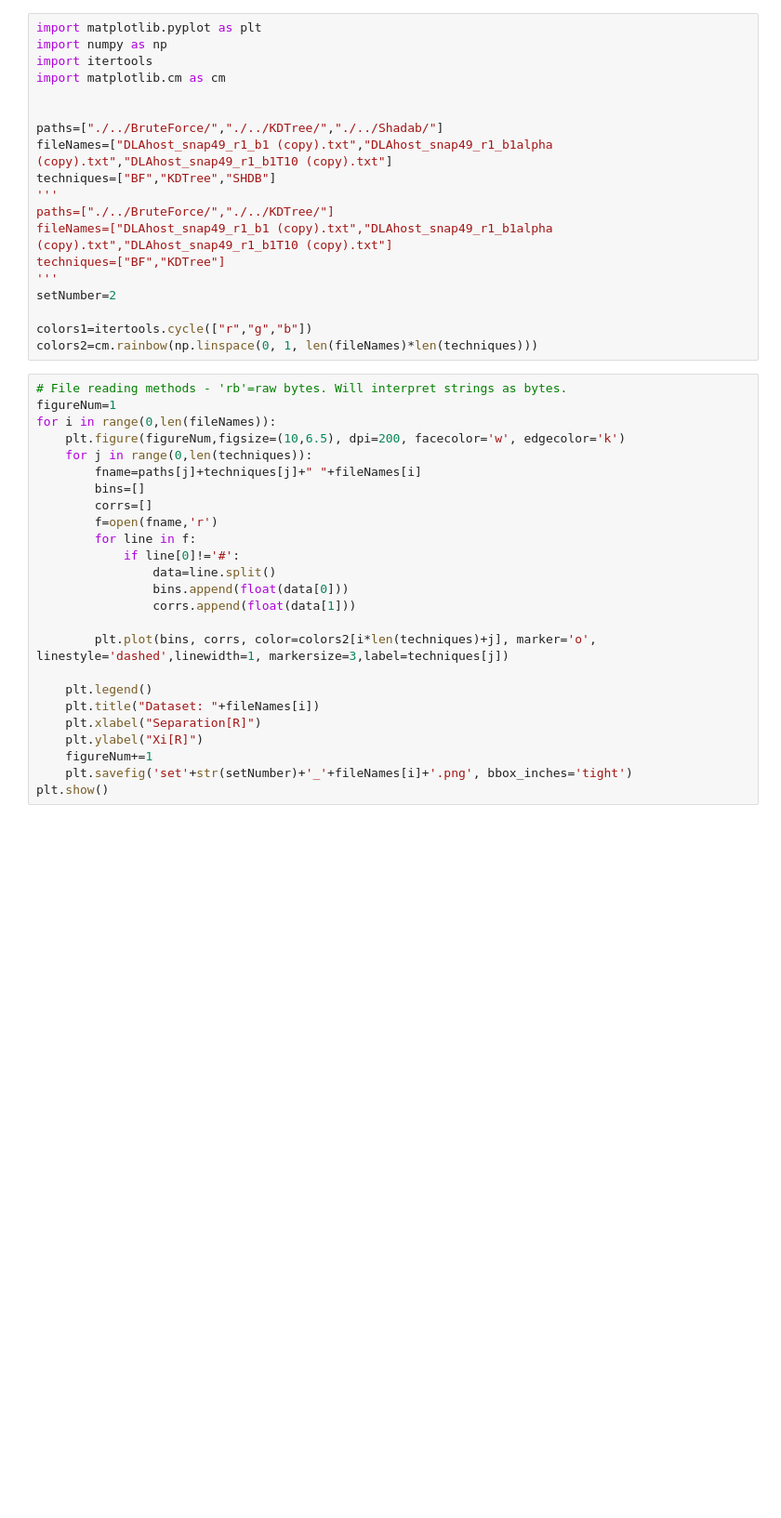
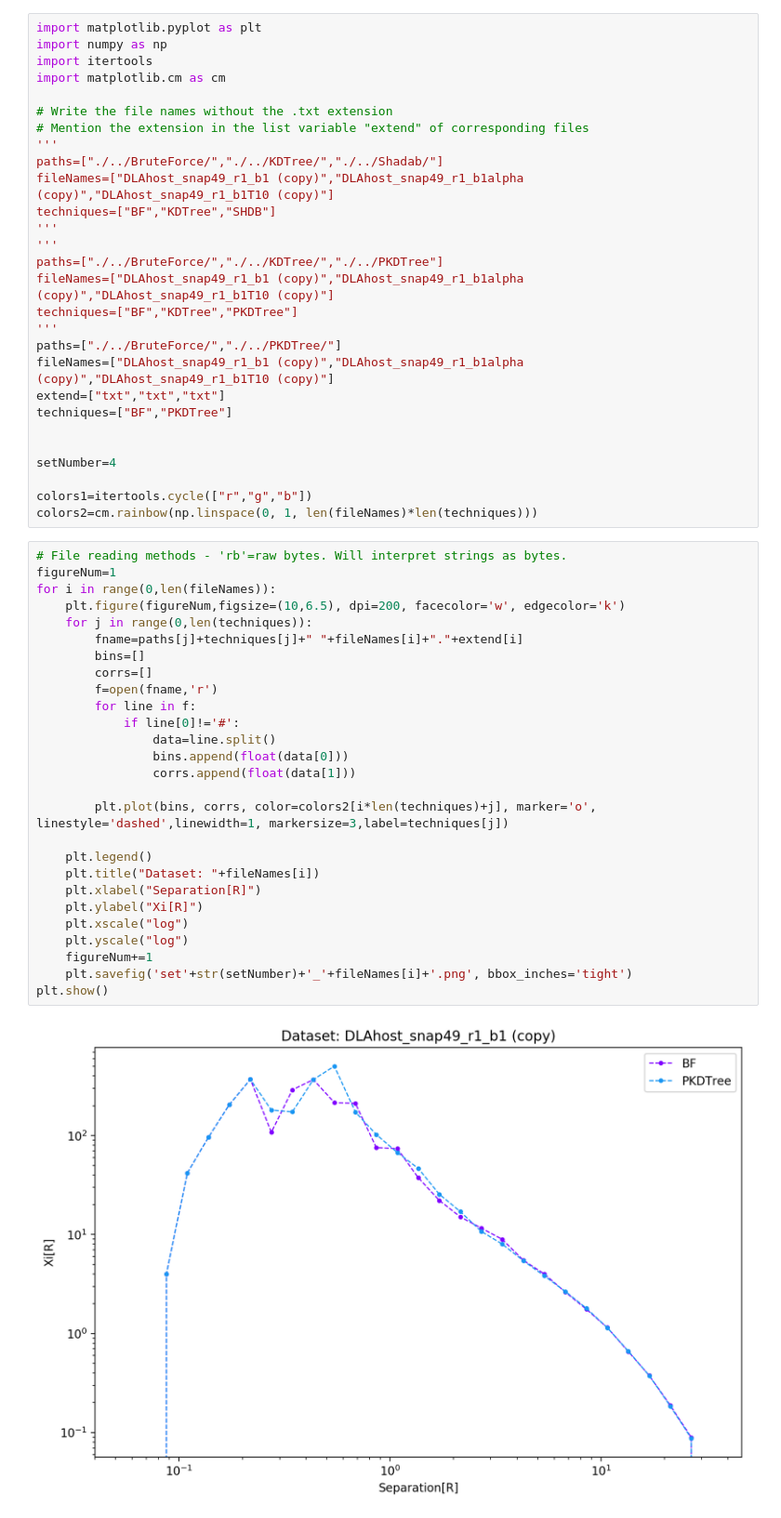
Before and after one commit to Vidhate/TwoPointCorrelation, a Jupyter notebook: Comparison Plots/Plots.ipynb, the cells around one changed output. Shown: that part at 93% size. Saved outputs shown, nothing was run; the diff lists cells and outputs as text; blank space fills up the shorter version.

Commit message:
Updating calculations done using periodic KDTree

```diff
--- a/Comparison Plots/Plots.ipynb
+++ b/Comparison Plots/Plots.ipynb
@@ -4,41 +4,54 @@ import numpy as np
 import itertools
 import matplotlib.cm as cm
 
-
+# Write the file names without the .txt extension
+# Mention the extension in the list variable "extend" of corresponding files
+'''
 paths=["./../BruteForce/","./../KDTree/","./../Shadab/"]
-fileNames=["DLAhost_snap49_r1_b1 (copy).txt","DLAhost_snap49_r1_b1alpha (copy).txt","DLAhost_snap49_r1_b1T10 (copy).txt"]
+fileNames=["DLAhost_snap49_r1_b1 (copy)","DLAhost_snap49_r1_b1alpha (copy)","DLAhost_snap49_r1_b1T10 (copy)"]
 techniques=["BF","KDTree","SHDB"]
 '''
-paths=["./../BruteForce/","./../KDTree/"]
-fileNames=["DLAhost_snap49_r1_b1 (copy).txt","DLAhost_snap49_r1_b1alpha (copy).txt","DLAhost_snap49_r1_b1T10 (copy).txt"]
-techniques=["BF","KDTree"]
 '''
-setNumber=2
+paths=["./../BruteForce/","./../KDTree/","./../PKDTree"]
+fileNames=["DLAhost_snap49_r1_b1 (copy)","DLAhost_snap49_r1_b1alpha (copy)","DLAhost_snap49_r1_b1T10 (copy)"]
+techniques=["BF","KDTree","PKDTree"]
+'''
+paths=["./../BruteForce/","./../PKDTree/"]
+fileNames=["DLAhost_snap49_r1_b1 (copy)","DLAhost_snap49_r1_b1alpha (copy)","DLAhost_snap49_r1_b1T10 (copy)"]
+extend=["txt","txt","txt"]
+techniques=["BF","PKDTree"]
+
+
+setNumber=4
 
 colors1=itertools.cycle(["r","g","b"])
 colors2=cm.rainbow(np.linspace(0, 1, len(fileNames)*len(techniques)))
 # %%
 # File reading methods - 'rb'=raw bytes. Will interpret strings as bytes.
 figureNum=1
 for i in range(0,len(fileNames)):
     plt.figure(figureNum,figsize=(10,6.5), dpi=200, facecolor='w', edgecolor='k')
     for j in range(0,len(techniques)):
-        fname=paths[j]+techniques[j]+" "+fileNames[i]
+        fname=paths[j]+techniques[j]+" "+fileNames[i]+"."+extend[i]
         bins=[]
         corrs=[]
         f=open(fname,'r')
         for line in f:
             if line[0]!='#':
                 data=line.split()
                 bins.append(float(data[0]))
                 corrs.append(float(data[1]))
 
         plt.plot(bins, corrs, color=colors2[i*len(techniques)+j], marker='o', linestyle='dashed',linewidth=1, markersize=3,label=techniques[j])
 
     plt.legend()
     plt.title("Dataset: "+fileNames[i])
     plt.xlabel("Separation[R]")
     plt.ylabel("Xi[R]")
+    plt.xscale("log")
+    plt.yscale("log")
     figureNum+=1
     plt.savefig('set'+str(setNumber)+'_'+fileNames[i]+'.png', bbox_inches='tight')
 plt.show()
+# %% [output]
+[figure, added]
```
Also changed, not shown: parts of 1 cell of this notebook, 34 other files.
